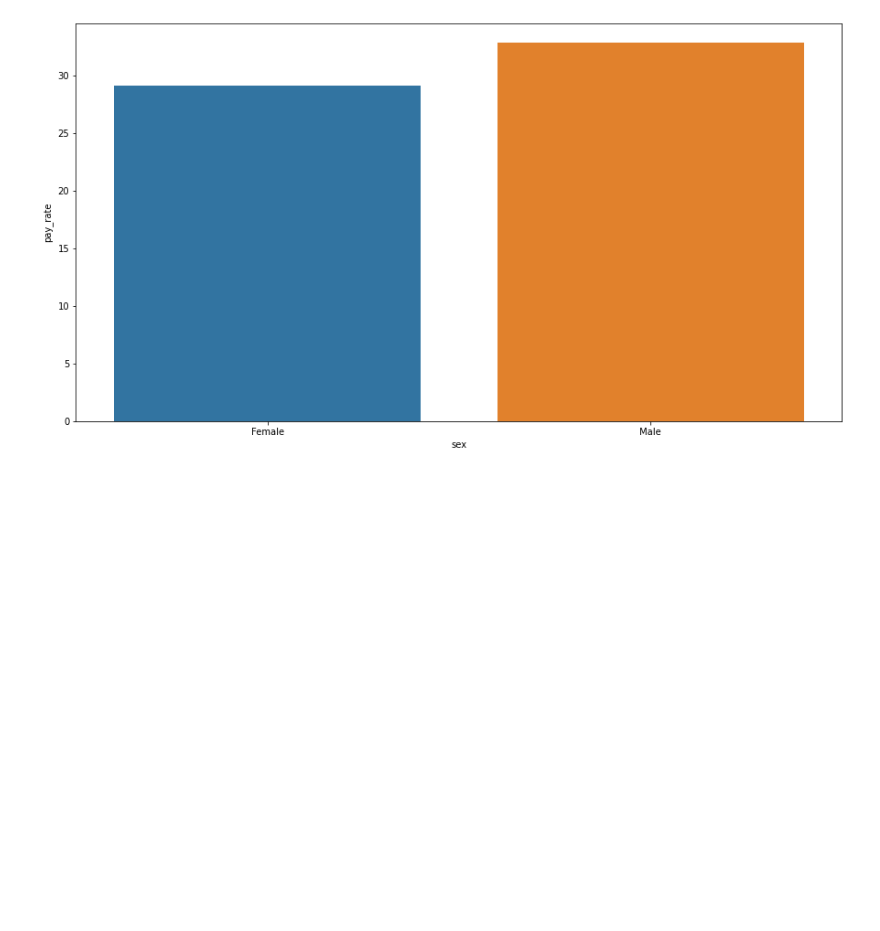
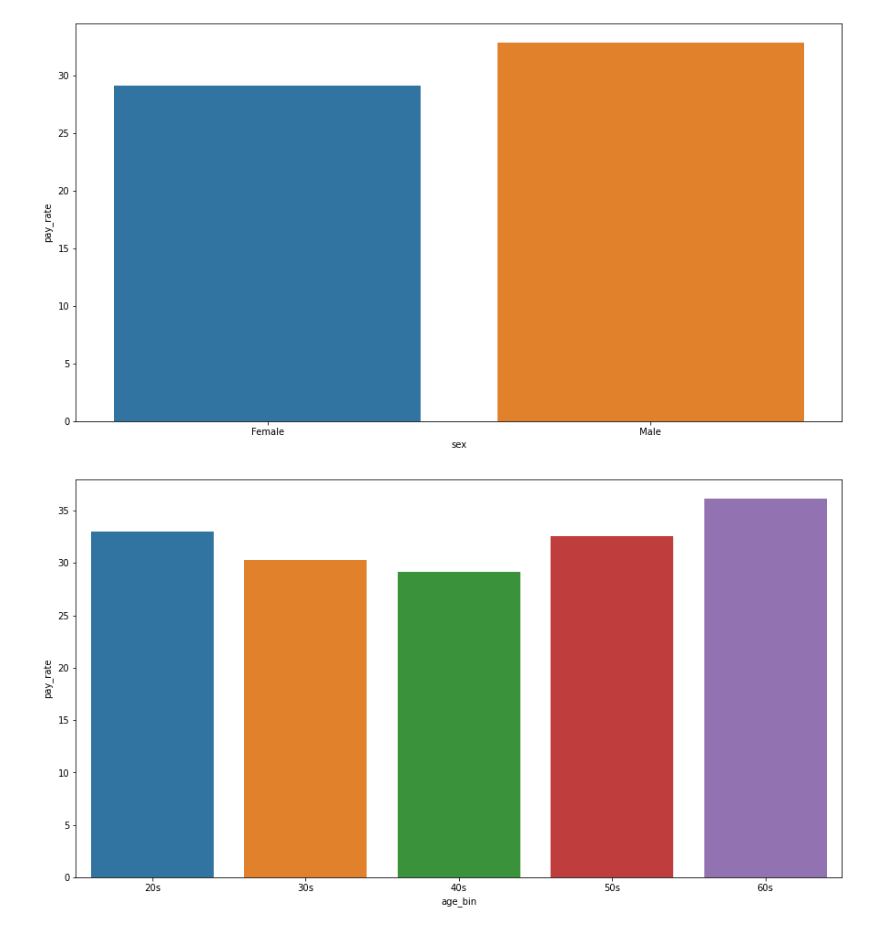
Before and after one commit to YonatanRA/sesame_hr_datatalk, a Jupyter notebook: notebooks/01 - Analisis exploratorio.ipynb, the cells around one changed output. Saved outputs shown, nothing was run; the diff lists cells and outputs as text; code cells hidden in the pictures; blank space fills up the shorter version.

```diff
--- a/notebooks/01 - Analisis exploratorio.ipynb
+++ b/notebooks/01 - Analisis exploratorio.ipynb
@@ -158,3 +179,15 @@ plt.figure(figsize=(15, 8))
 sns.barplot(x='sex', y='pay_rate', data=data, ci=None);
 # %% [output]
 [figure]
+# %%
+# salarios rangos de edad
+
+data['age_bin']=pd.cut(x=data.age, bins=[20, 29, 39, 49, 59, 69])  # binning
+
+plt.figure(figsize=(15, 8))
+
+sns.barplot(x='age_bin', y='pay_rate', data=data, ci=None)
+
+plt.xticks([0, 1, 2, 3, 4], ['20s', '30s', '40s', '50s', '60s']);
+# %% [output]
+[figure, added]
```
Also changed, not shown: parts of 11 cells of this notebook.
